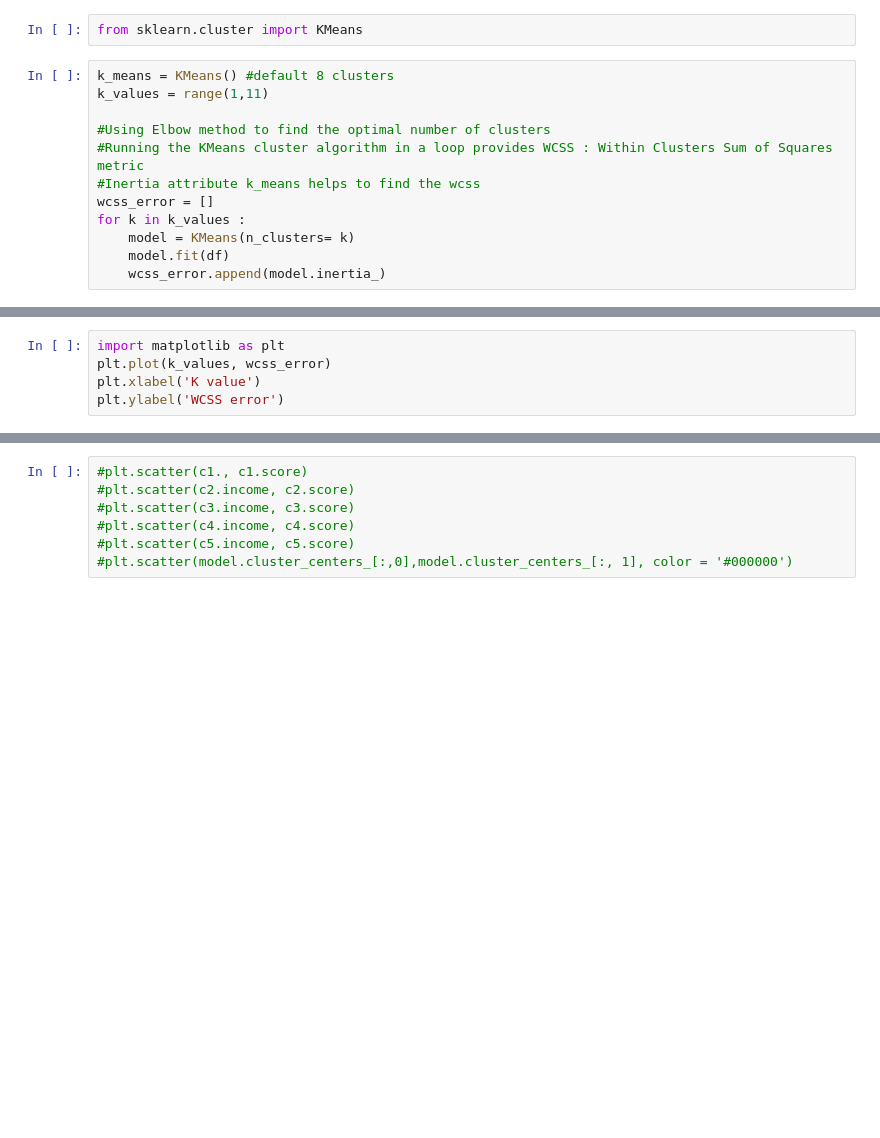
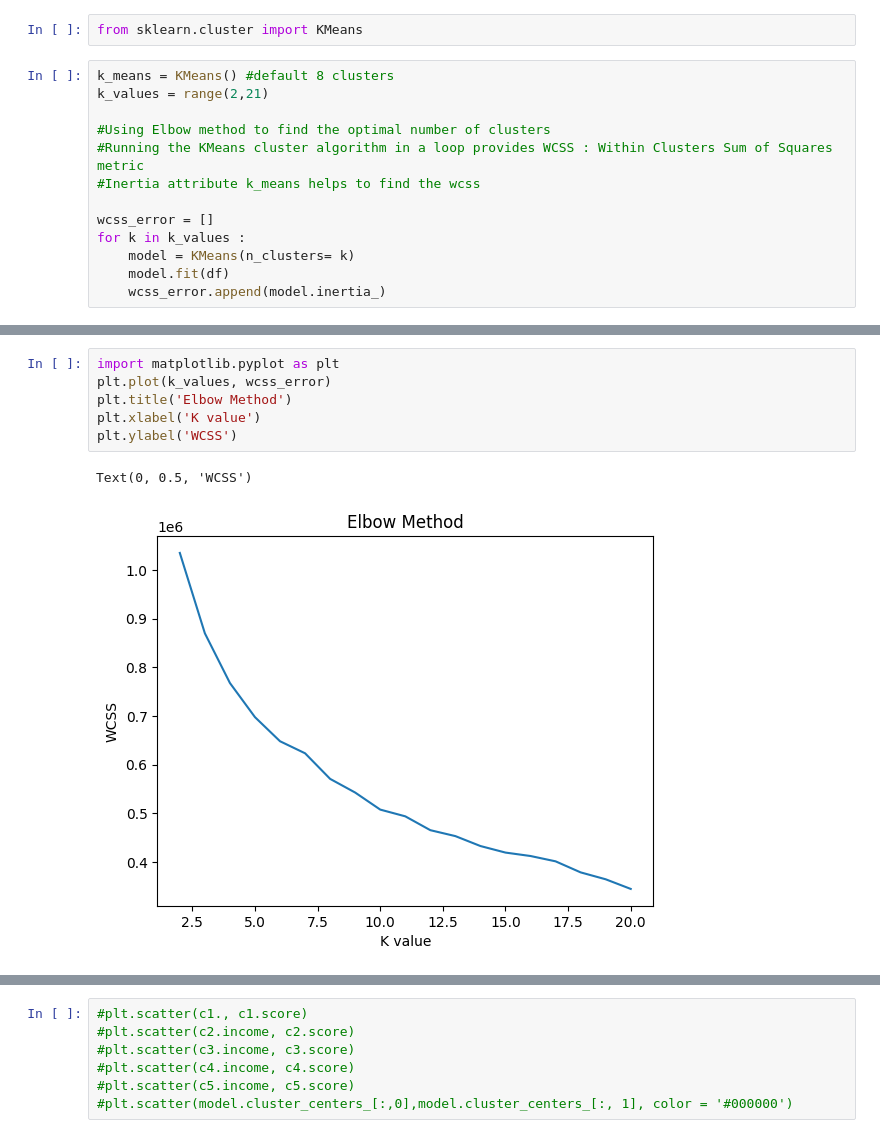
Before and after one commit to RumethSandinu/Project-connexa, a Jupyter notebook: Aslam/model_building.ipynb, the cells around one changed output, grey strips where cells are left out. Drawn from its saved outputs; the diff is of its cells as text; blank space fills up the shorter version.

```diff
--- a/Aslam/model_building.ipynb
+++ b/Aslam/model_building.ipynb
@@ -6,11 +6,12 @@ df = pd.read_csv('../../datasets/annex/pre_processed_data.csv')
 from sklearn.cluster import KMeans
 # %%
 k_means = KMeans() #default 8 clusters
-k_values = range(1,11)
+k_values = range(2,21)
 
 #Using Elbow method to find the optimal number of clusters
 #Running the KMeans cluster algorithm in a loop provides WCSS : Within Clusters Sum of Squares metric
 #Inertia attribute k_means helps to find the wcss
+
 wcss_error = []
 for k in k_values :
     model = KMeans(n_clusters= k)
@@ -21,5 +42,9 @@ wcss_error
 # %%
-import matplotlib as plt
+import matplotlib.pyplot as plt
 plt.plot(k_values, wcss_error)
+plt.title('Elbow Method')
 plt.xlabel('K value')
-plt.ylabel('WCSS error')
+plt.ylabel('WCSS')
+# %% [output]
+Text(0, 0.5, 'WCSS')
+[figure, added]
```
Also changed, not shown: parts of 6 cells of this notebook, 1 other file.
